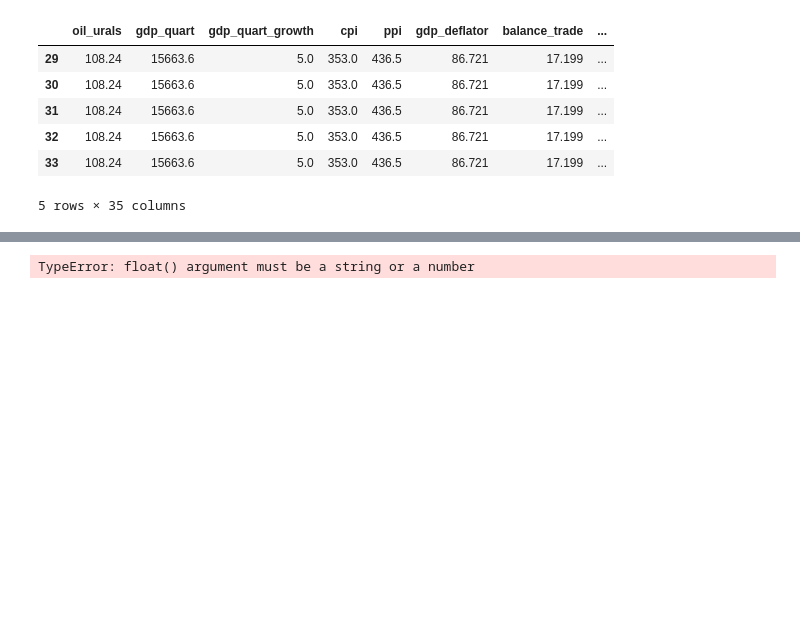
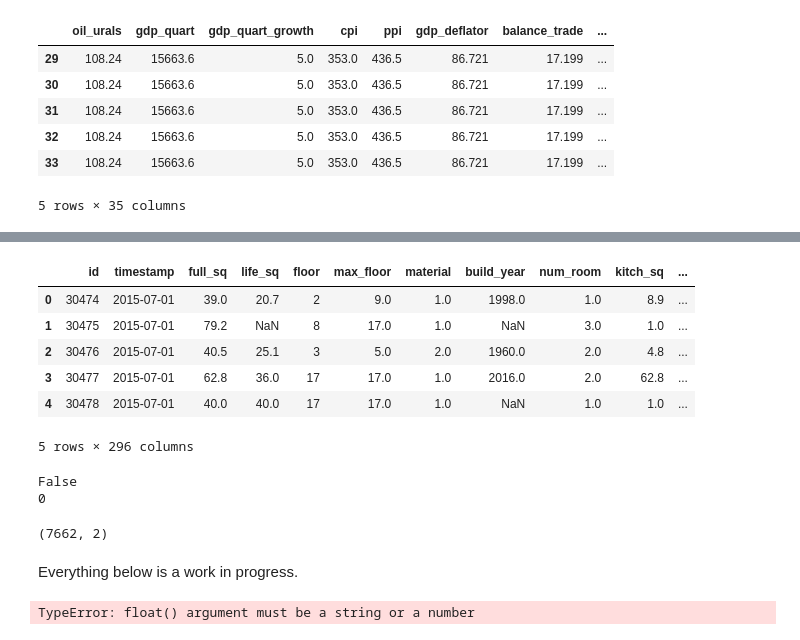
Before and after one commit to nycdatasci/bootcamp009_project, a Jupyter notebook: Project3-MachineLearning/jackenyeart_rachelkogan_clairevignonkeser/macro.ipynb, the cells around one changed output, grey strips where cells are left out. Saved outputs shown, nothing was run; the diff lists cells and outputs as text; code cells hidden in the pictures; blank space fills up the shorter version.

Commit message:
updating macro predictions!

```diff
--- a/Project3-MachineLearning/jackenyeart_rachelkogan_clairevignonkeser/macro.ipynb
+++ b/Project3-MachineLearning/jackenyeart_rachelkogan_clairevignonkeser/macro.ipynb
@@ -57,6 +57,13 @@ train['month'] = train['timestamp'].map(lambda x: int(x.split('-')[1]))
 train['day'] = train['timestamp'].map(lambda x: int(x.split('-')[2]))
 
 train['date'] = train.apply(lambda x: datetime.date(x['year'], x['month'], x['day']), axis=1)
+# %%
+#clean up dates in test data
+test['year'] = test['timestamp'].map(lambda x: int(x.split('-')[0]))
+test['month'] = test['timestamp'].map(lambda x: int(x.split('-')[1]))
+test['day'] = test['timestamp'].map(lambda x: int(x.split('-')[2]))
+
+test['date'] = test.apply(lambda x: datetime.date(x['year'], x['month'], x['day']), axis=1)
 # %%
 train_price = train[['price_doc', 'year', 'month', 'date']]
 # %%
@@ -137,0 +148,10 @@ macro_merged.head()
+# %%
+#I did the modelling and predictions in R -- reading them back in!
+
+macro_test_pred = pd.read_csv('macro_test_pred.csv')
+
+macro_test_pred.drop('Unnamed: 0', axis=1, inplace=True)
+macro_test_pred.head()
+
+macro_test_pred_only = macro_test_pred[['date', 'macro_test.pred']]
+macro_test_pred_only.head()
@@ -137,0 +165,8 @@ macro_merged.head()
+# %%
+#clean up dates for macro_test_pred_only
+
+macro_test_pred_only['year'] = macro_test_pred_only['date'].map(lambda x: int(x.split('-')[0]))
+macro_test_pred_only['month'] = macro_test_pred_only['date'].map(lambda x: int(x.split('-')[1]))
+macro_test_pred_only['day'] = macro_test_pred_only['date'].map(lambda x: int(x.split('-')[2]))
+
+macro_test_pred_only['date'] = macro_test_pred_only.apply(lambda x: datetime.date(x['year'], x['month'], x['day']), axis=1)
@@ -137,0 +175,3 @@ macro_merged.head()
+# %%
+macro_test_pred_only.drop(['year', 'month', 'day'], inplace=True, axis=1)
+macro_test_pred_only.head()
@@ -138,3 +189,33 @@ macro_merged.head()
+# %%
+#merge macro price level predictions with test data by date
+test_pred = test.merge(macro_test_pred_only, how='left', on='date')
+test_pred.head()
+# %% [output]
+|  | id | timestamp | full_sq | life_sq | floor | max_floor | material | build_year | num_room | kitch_sq | ... |
+| 0 | 30474 | 2015-07-01 | 39.0 | 20.7 | 2 | 9.0 | 1.0 | 1998.0 | 1.0 | 8.9 | ... |
+| 1 | 30475 | 2015-07-01 | 79.2 | NaN | 8 | 17.0 | 1.0 | NaN | 3.0 | 1.0 | ... |
+| 2 | 30476 | 2015-07-01 | 40.5 | 25.1 | 3 | 5.0 | 2.0 | 1960.0 | 2.0 | 4.8 | ... |
+| 3 | 30477 | 2015-07-01 | 62.8 | 36.0 | 17 | 17.0 | 1.0 | 2016.0 | 2.0 | 62.8 | ... |
+| 4 | 30478 | 2015-07-01 | 40.0 | 40.0 | 17 | 17.0 | 1.0 | NaN | 1.0 | 1.0 | ... |
+5 rows × 296 columns
+# %%
+#check that none of the predictions are null
+print test_pred['macro_test.pred'].isnull().values.any()
+print test_pred['macro_test.pred'].isnull().sum()
+# %% [output]
+False
+0
+# %%
+#save just the predictions into a csv
+test_pred = test_pred[['id', 'macro_test.pred']]
+test_pred = test_pred.rename(columns = {'macro_test.pred':'price_doc'})
+
+test_pred.to_csv('test_pred_macro.csv', index=False)
+print test_pred.shape
+# %% [output]
+(7662, 2)
+# %% [markdown]
+Everything below is a work in progress.
 # %%
 #Import Library
 from sklearn.ensemble import RandomForestRegressor
```
Also changed, not shown: parts of 12 cells of this notebook, 1 other file.
